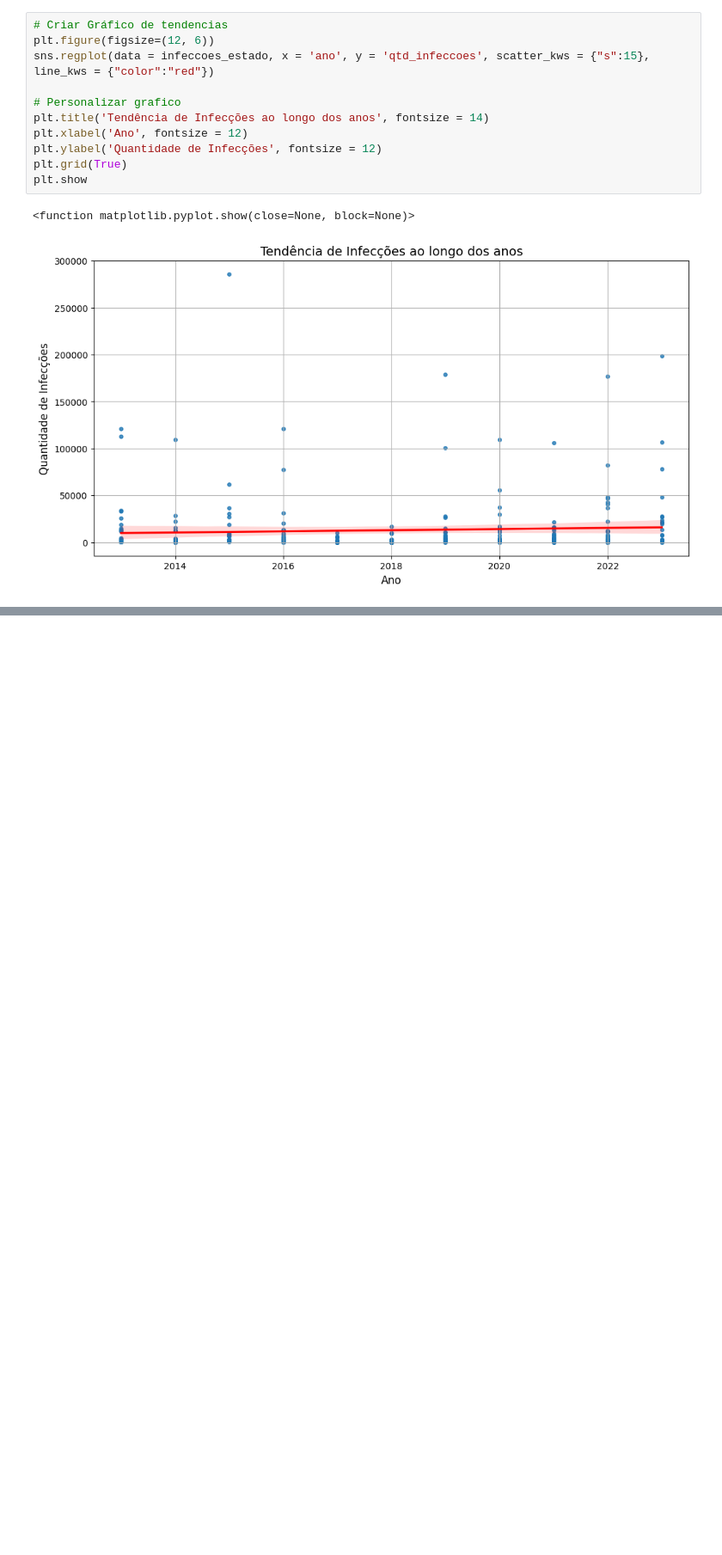
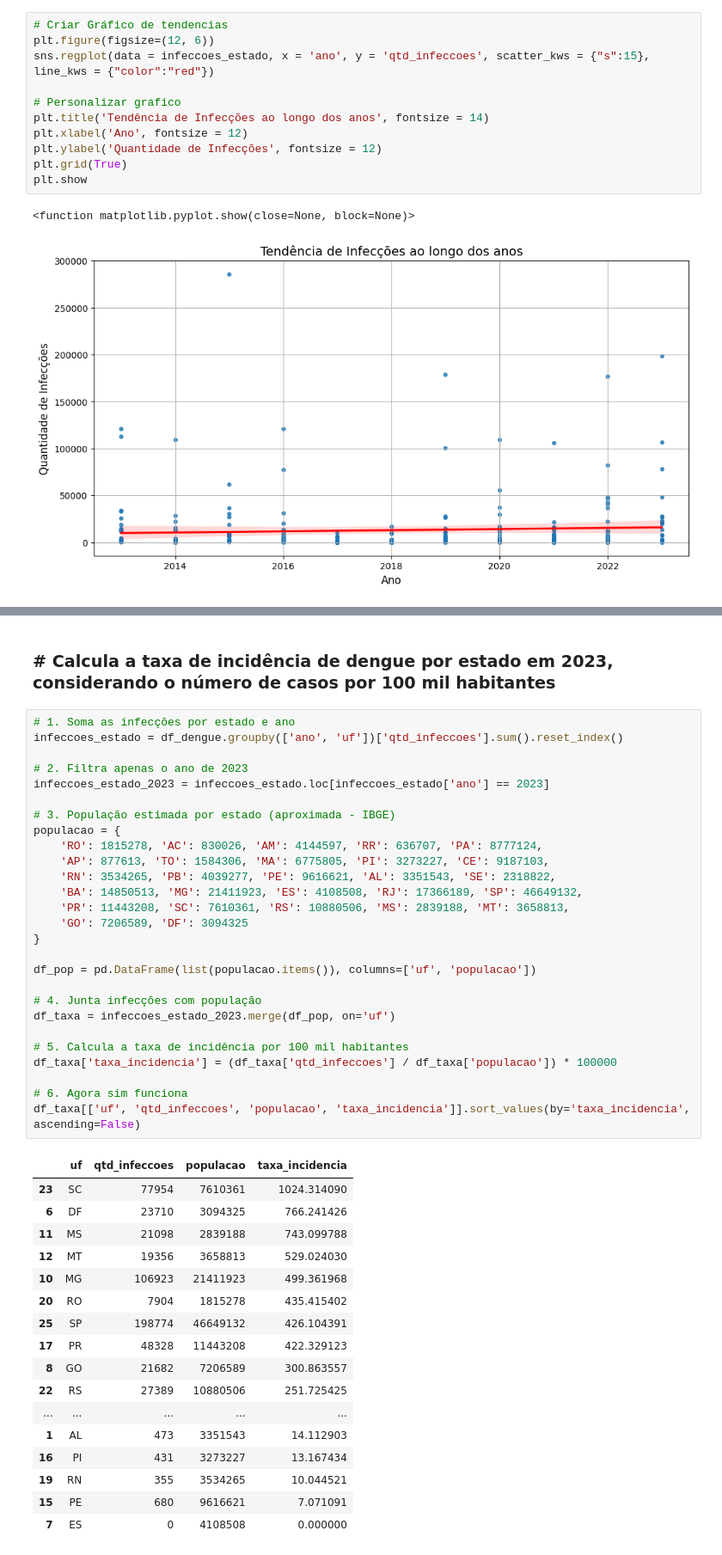
Before and after one commit to AleLucasG/Pos_Tech_FIAP_Data_Analytics, a Jupyter notebook: 01-data-analytics/handson/handson-01-analise-dados-storytelling/Dengue_Brasil.ipynb, the cells around one changed output, grey strips where cells are left out. Shown at 86% size. Drawn from its saved outputs; the diff is of its cells as text; blank space fills up the shorter version.

```diff
--- a/01-data-analytics/handson/handson-01-analise-dados-storytelling/Dengue_Brasil.ipynb
+++ b/01-data-analytics/handson/handson-01-analise-dados-storytelling/Dengue_Brasil.ipynb
@@ -453,0 +474,47 @@ plt.show
+# %% [markdown]
+### # Calcula a taxa de incidência de dengue por estado em 2023, considerando o número de casos por 100 mil habitantes
+# %%
+# 1. Soma as infecções por estado e ano
+infeccoes_estado = df_dengue.groupby(['ano', 'uf'])['qtd_infeccoes'].sum().reset_index()
+
+# 2. Filtra apenas o ano de 2023
+infeccoes_estado_2023 = infeccoes_estado.loc[infeccoes_estado['ano'] == 2023]
+
+# 3. População estimada por estado (aproximada - IBGE)
+populacao = {
+    'RO': 1815278, 'AC': 830026, 'AM': 4144597, 'RR': 636707, 'PA': 8777124,
+    'AP': 877613, 'TO': 1584306, 'MA': 6775805, 'PI': 3273227, 'CE': 9187103,
+    'RN': 3534265, 'PB': 4039277, 'PE': 9616621, 'AL': 3351543, 'SE': 2318822,
+    'BA': 14850513, 'MG': 21411923, 'ES': 4108508, 'RJ': 17366189, 'SP': 46649132,
+    'PR': 11443208, 'SC': 7610361, 'RS': 10880506, 'MS': 2839188, 'MT': 3658813,
+    'GO': 7206589, 'DF': 3094325
+}
+
+df_pop = pd.DataFrame(list(populacao.items()), columns=['uf', 'populacao'])
+
+# 4. Junta infecções com população
+df_taxa = infeccoes_estado_2023.merge(df_pop, on='uf')
+
+# 5. Calcula a taxa de incidência por 100 mil habitantes
+df_taxa['taxa_incidencia'] = (df_taxa['qtd_infeccoes'] / df_taxa['populacao']) * 100000
+
+# 6. Agora sim funciona
+df_taxa[['uf', 'qtd_infeccoes', 'populacao', 'taxa_incidencia']].sort_values(by='taxa_incidencia', ascending=False)
+# %% [output]
+|  | uf | qtd_infeccoes | populacao | taxa_incidencia |
+| 23 | SC | 77954 | 7610361 | 1024.314090 |
+| 6 | DF | 23710 | 3094325 | 766.241426 |
+| 11 | MS | 21098 | 2839188 | 743.099788 |
+| 12 | MT | 19356 | 3658813 | 529.024030 |
+| 10 | MG | 106923 | 21411923 | 499.361968 |
+| 20 | RO | 7904 | 1815278 | 435.415402 |
+| 25 | SP | 198774 | 46649132 | 426.104391 |
+| 17 | PR | 48328 | 11443208 | 422.329123 |
+| 8 | GO | 21682 | 7206589 | 300.863557 |
+| 22 | RS | 27389 | 10880506 | 251.725425 |
+| ... | ... | ... | ... | ... |
+| 1 | AL | 473 | 3351543 | 14.112903 |
+| 16 | PI | 431 | 3273227 | 13.167434 |
+| 19 | RN | 355 | 3534265 | 10.044521 |
+| 15 | PE | 680 | 9616621 | 7.071091 |
+| 7 | ES | 0 | 4108508 | 0.000000 |
```
Also changed, not shown: parts of 4 cells of this notebook.
